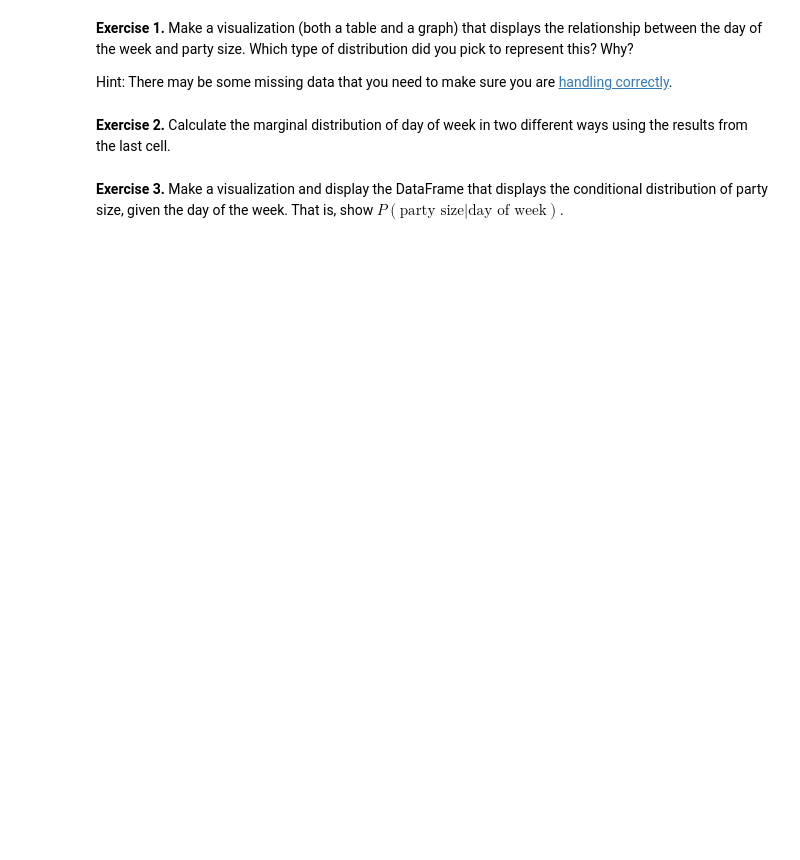
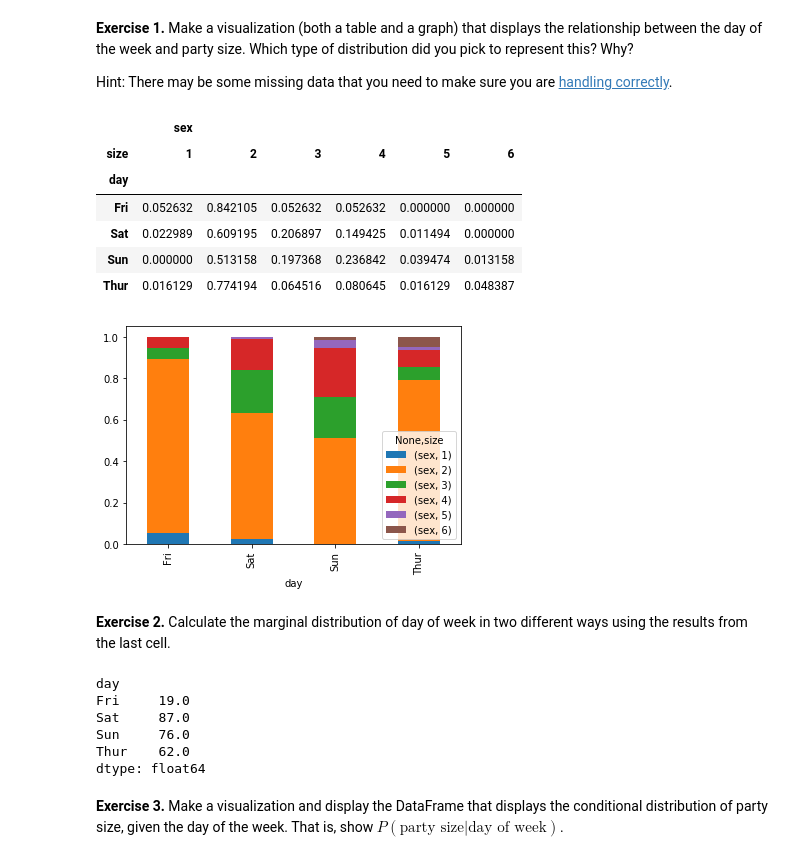
Before and after one commit to thegerrit/data_science, a Jupyter notebook: labs/Lab08-CategoricalVariableRelationships.ipynb, the cells around one changed output. Saved outputs shown, nothing was run; the diff lists cells and outputs as text; code cells hidden in the pictures; blank space fills up the shorter version.

```diff
--- a/labs/Lab08-CategoricalVariableRelationships.ipynb
+++ b/labs/Lab08-CategoricalVariableRelationships.ipynb
@@ -333,0 +482,4 @@ Exercises 1-4 deal with the Tips data set (`./data/tips.csv`).  Load this datase
+# %%
+# CODE HERE
+df_days = pd.read_csv("./data/tips.csv")
+df_days.head()
@@ -340,2 +497,37 @@ Hint: There may be some missing data that you need to make sure you are [handlin
+# %%
+# I will use a conditional distribution.
+# This will show us the distribution of group sizes on different days.
+
+#make a pivot table
+pivot_days = df_days.pivot_table(index = ["day"],
+                                 columns=["size"],
+                                 values = ["sex"],
+                                 aggfunc = "count").fillna(0)
+
+#transpose to get distribution over days
+t_days = pivot_days.T
+
+#normalize the data
+t_days = t_days / t_days.sum()
+# this is the key step in getting conditional distribution
+
+#transpose it back after setting every column to the distribution of the values by day.
+t_days = t_days.T
+
+#t_days
+#make a stacked bar graph
+t_days.plot.bar(stacked = True)
+
+#display a table
+t_days
+# %% [output]
+|  | sex |  |  |  |  |  |
+| size | 1 | 2 | 3 | 4 | 5 | 6 |
+| day |  |  |  |  |  |  |
+| Fri | 0.052632 | 0.842105 | 0.052632 | 0.052632 | 0.000000 | 0.000000 |
+| Sat | 0.022989 | 0.609195 | 0.206897 | 0.149425 | 0.011494 | 0.000000 |
+| Sun | 0.000000 | 0.513158 | 0.197368 | 0.236842 | 0.039474 | 0.013158 |
+| Thur | 0.016129 | 0.774194 | 0.064516 | 0.080645 | 0.016129 | 0.048387 |
+[figure, added]
 # %% [markdown]
 **Exercise 2.** Calculate the marginal distribution of day of week in two different ways using the results from the last cell.
@@ -344,2 +534,13 @@ Hint: There may be some missing data that you need to make sure you are [handlin
+# %%
+# get the marginal distribution from the pivot table
+p = pivot_days.T
+p = p.sum()/p.sum().sum()
+# %% [output]
+day
+Fri     19.0
+Sat     87.0
+Sun     76.0
+Thur    62.0
+dtype: float64
 # %% [markdown]
 **Exercise 3.** Make a visualization and display the DataFrame that displays the conditional distribution of party size, given the day of the week.  That is, show $P(\text{party size} | \text{day of week})$.
```
Also changed, not shown: parts of 40 cells of this notebook, 3 other files.
